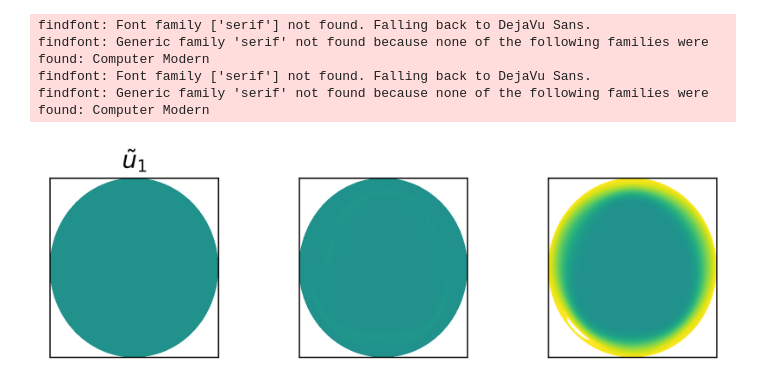
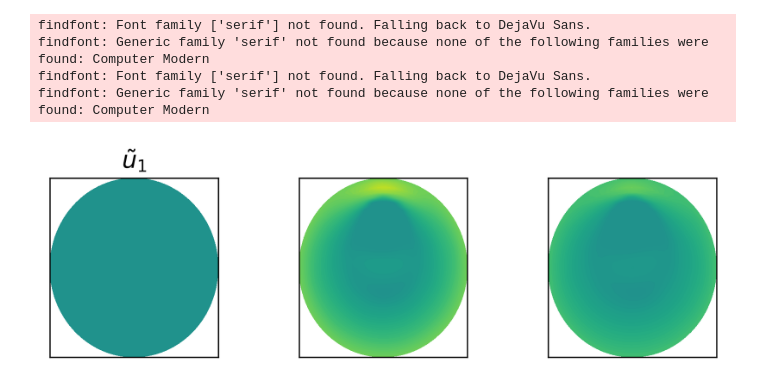
Before and after one commit to mskPark/DRLPDE, a Jupyter notebook: tools/ErrorPlot_ThesisDisk.ipynb, the cells around one changed output. Drawn from its saved outputs; the diff is of its cells as text; code cells hidden in the pictures.

Commit message:
Heat Equation Example

```diff
--- a/tools/ErrorPlot_ThesisDisk.ipynb
+++ b/tools/ErrorPlot_ThesisDisk.ipynb
@@ -25,4 +26,4 @@ plt.rcParams['font.family'] = 'serif'
 plt.rcParams['font.serif'] = ['Computer Modern']
 plt.rcParams['font.size'] = 12
 # %%
-loadmodel = 'Test2'
+loadmodel = 'Thesisexample2'
@@ -29,37 +68,13 @@ loadmodel = 'Test2'
 # %%
-filename = 'Error_Plot_' + loadmodel
-imagesfolder = "images/"
-
-with open('../experiments/' + loadmodel + '_parameters.pickle', 'rb') as f:
-    parameters = pickle.load(f)
-
-with open('../experiments/'  + loadmodel + '_losses.pickle', 'rb') as f:
-    losses = pickle.load(f)
-
-problem = importlib.import_module(".JCPexample2", package='examples')
-
-input_dim = [problem.x_dim, problem.t_dim, problem.hyper_dim]
-output_dim = problem.output_dim
-
-if parameters['neuralnetwork'] == 'FeedForward':
-    MyNeuralNetwork = neuralnets.FeedForwardNN
-elif parameters['neuralnetwork'] == 'Incompressible':
-    MyNeuralNetwork = neuralnets.IncompressibleNN
-elif parameters['neuralnetwork'] == 'ResNetIncompressible':
-    MyNeuralNetwork = neuralnets.ResNetIncompressible
-
-nn_size = parameters['nn_size']
-
-model = MyNeuralNetwork(input_dim, output_dim, **nn_size)
-model.load_state_dict(torch.load("../savedmodels/" + loadmodel + ".pt"))
+[ [xmin, xmax], [ymin, ymax]] =  param.boundingbox
 
 dim_space = 2
 dim_full = dim_space + 1
 
 mu = 1.0
 L = 1.0  # Length of box the circle/sphere sits inside + Radius of Disk/Sphere
-v0 = 1.0
-maxT = 2.0 # Max time
+v0 = 4.0
+maxT = 3.0 # Max time
 
 numpts_r = 20
 numpts_th =  120
@@ -99,3 +108,6 @@ error_tick = np.linspace(-0.1, 0.1, 3)
+# %%
+flow_levels = np.linspace(-6.0, 6.0, 101)
+flow_ticks = np.linspace(-6.0, 6.0, 5)
 # %%
 xplot.requires_grad = False
 xplot[:,2] = 0.0
@@ -129,7 +141,7 @@ plt.tight_layout(pad=0.5)
 ## Plot 0
 
 contour0 = ax[0].contourf(x1plot, x2plot, Trained_Vel_0,
-                            levels=levels_stokes, cmap=plt.cm.viridis)
+                            levels=flow_levels, cmap=plt.cm.viridis)
 
 ax[0].set_title(r'$\tilde{u}_1$')
 
@@ -145,33 +157,33 @@ ax[0].tick_params(
 )
 
 contour3 = ax[1].contourf(x1plot, x2plot, Trained_Vel_1,
-                            levels=levels_stokes, cmap=plt.cm.viridis)
+                            levels=flow_levels, cmap=plt.cm.viridis)
 ax[1].tick_params(
     axis='both',
     which='both',
     bottom=False,
     top=False,
     left=False,
     right=False,
     labelbottom=False,
     labelleft=False
 )
 
 contour6 = ax[2].contourf(x1plot, x2plot, Trained_Vel_2,
-                            levels=levels_stokes, cmap=plt.cm.viridis)
+                            levels=flow_levels, cmap=plt.cm.viridis)
 ax[2].tick_params(
     axis='both',
     which='both',
     bottom=False,
     top=False,
     left=False,
     right=False,
     labelbottom=False,
     labelleft=False
 )
 # %% [output]
 findfont: Font family ['serif'] not found. Falling back to DejaVu Sans.
 findfont: Generic family 'serif' not found because none of the following families were found: Computer Modern
 findfont: Font family ['serif'] not found. Falling back to DejaVu Sans.
 findfont: Generic family 'serif' not found because none of the following families were found: Computer Modern
-[figure, old version]
+[figure, new version]
```
Also changed, not shown: parts of 6 cells of this notebook, 11 other files.
